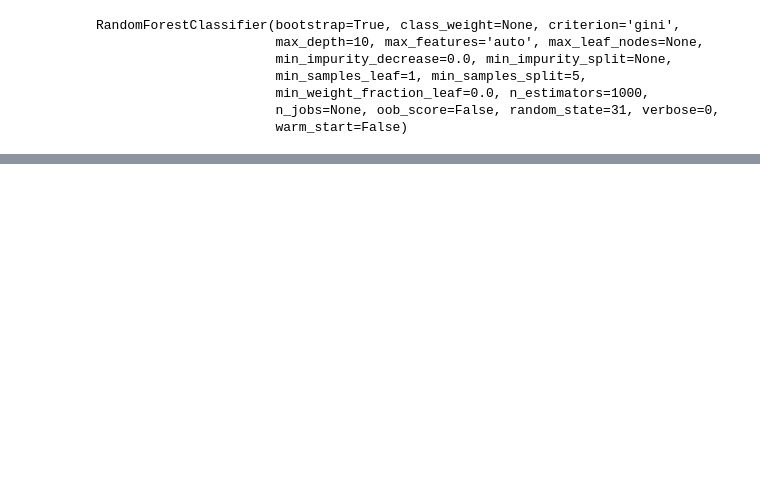
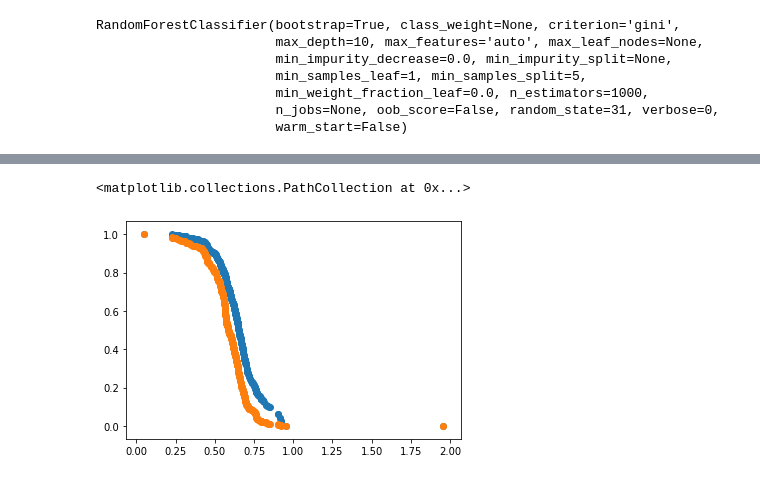
Before and after one commit to vishnuyar/supreme-court-data, a Jupyter notebook: notebooks/supreme-court-judicial-prediction.ipynb, the cells around one changed output, grey strips where cells are left out. Saved outputs shown, nothing was run; the diff lists cells and outputs as text; code cells hidden in the pictures; blank space fills up the shorter version.

```diff
--- a/notebooks/supreme-court-judicial-prediction.ipynb
+++ b/notebooks/supreme-court-judicial-prediction.ipynb
@@ -481,0 +629,8 @@ for f in selected_features:
+# %%
+falsepositive,truepositive,thresholds = roc_curve(y_test,xgboost.predict_proba(X_test[selected_features])[:,1])
+# %%
+plt.scatter(thresholds,truepositive)
+plt.scatter(thresholds,falsepositive)
+# %% [output]
+<matplotlib.collections.PathCollection at 0x...>
+[figure, added]
```
Also changed, not shown: parts of 87 cells of this notebook, 11 other files.
